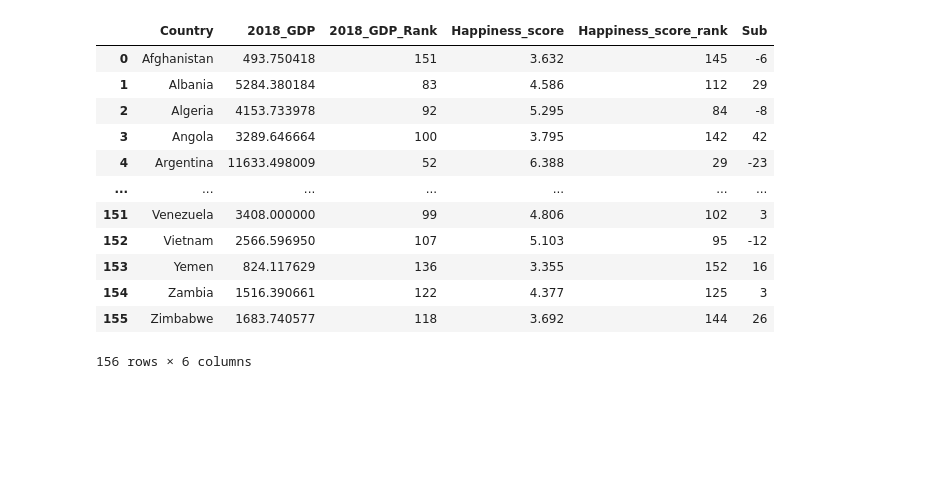
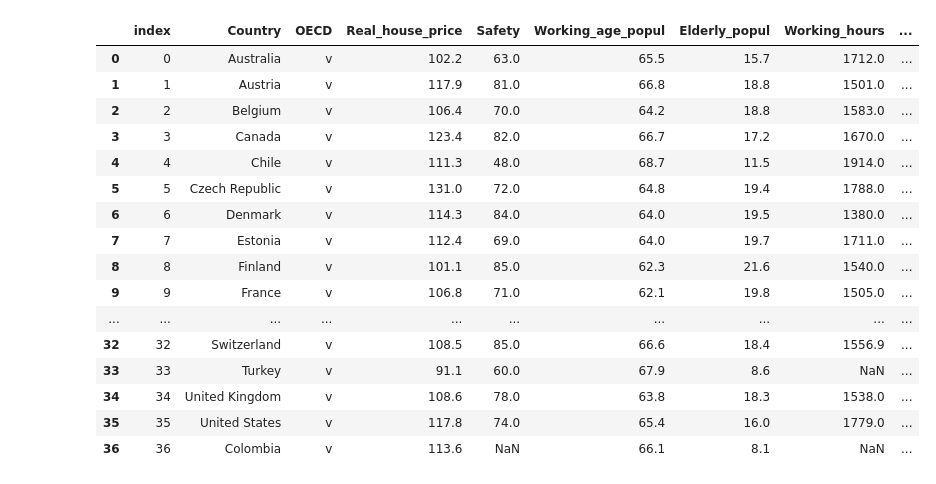
Before and after one commit to kjyju3955/BigdataProgramming, a Jupyter notebook: 프로젝트/Untitled.ipynb, the cells around one changed output. Cells and saved outputs as stored; diff of their text form; code cells hidden in the pictures; blank space fills up the shorter version.

```diff
--- a/프로젝트/Untitled.ipynb
+++ b/프로젝트/Untitled.ipynb
@@ -1,23 +1,33 @@
 # %%
 import pandas as pd
 import numpy as np
 import matplotlib.pyplot as plt
+import seaborn as sns
+import scipy.stats as stats
+from sklearn.metrics import mean_squared_error
+import math
 from sklearn.linear_model import LinearRegression
 
 data=pd.read_csv('/Users/juyoung/Desktop/빅데이터프로그래밍/프로젝트/data/bigpro_test.csv',encoding='utf-8')
+data=data[data['OECD']=='v']
+data=data.reset_index()
 data
 # %% [output]
-|  | Country | 2018_GDP | 2018_GDP_Rank | Happiness_score | Happiness_score_rank | Sub |
-| 0 | Afghanistan | 493.750418 | 151 | 3.632 | 145 | -6 |
-| 1 | Albania | 5284.380184 | 83 | 4.586 | 112 | 29 |
-| 2 | Algeria | 4153.733978 | 92 | 5.295 | 84 | -8 |
-| 3 | Angola | 3289.646664 | 100 | 3.795 | 142 | 42 |
-| 4 | Argentina | 11633.498009 | 52 | 6.388 | 29 | -23 |
-| ... | ... | ... | ... | ... | ... | ... |
-| 151 | Venezuela | 3408.000000 | 99 | 4.806 | 102 | 3 |
-| 152 | Vietnam | 2566.596950 | 107 | 5.103 | 95 | -12 |
-| 153 | Yemen | 824.117629 | 136 | 3.355 | 152 | 16 |
-| 154 | Zambia | 1516.390661 | 122 | 4.377 | 125 | 3 |
-| 155 | Zimbabwe | 1683.740577 | 118 | 3.692 | 144 | 26 |
+|  | index | Country | OECD | Real_house_price | Safety | Working_age_popul | Elderly_popul | Working_hours | ... |
+| 0 | 0 | Australia | v | 102.2 | 63.0 | 65.5 | 15.7 | 1712.0 | ... |
+| 1 | 1 | Austria | v | 117.9 | 81.0 | 66.8 | 18.8 | 1501.0 | ... |
+| 2 | 2 | Belgium | v | 106.4 | 70.0 | 64.2 | 18.8 | 1583.0 | ... |
+| 3 | 3 | Canada | v | 123.4 | 82.0 | 66.7 | 17.2 | 1670.0 | ... |
+| 4 | 4 | Chile | v | 111.3 | 48.0 | 68.7 | 11.5 | 1914.0 | ... |
+| 5 | 5 | Czech Republic | v | 131.0 | 72.0 | 64.8 | 19.4 | 1788.0 | ... |
+| 6 | 6 | Denmark | v | 114.3 | 84.0 | 64.0 | 19.5 | 1380.0 | ... |
+| 7 | 7 | Estonia | v | 112.4 | 69.0 | 64.0 | 19.7 | 1711.0 | ... |
+| 8 | 8 | Finland | v | 101.1 | 85.0 | 62.3 | 21.6 | 1540.0 | ... |
+| 9 | 9 | France | v | 106.8 | 71.0 | 62.1 | 19.8 | 1505.0 | ... |
+| ... | ... | ... | ... | ... | ... | ... | ... | ... | ... |
+| 32 | 32 | Switzerland | v | 108.5 | 85.0 | 66.6 | 18.4 | 1556.9 | ... |
+| 33 | 33 | Turkey | v | 91.1 | 60.0 | 67.9 | 8.6 | NaN | ... |
+| 34 | 34 | United Kingdom | v | 108.6 | 78.0 | 63.8 | 18.3 | 1538.0 | ... |
+| 35 | 35 | United States | v | 117.8 | 74.0 | 65.4 | 16.0 | 1779.0 | ... |
+| 36 | 36 | Colombia | v | 113.6 | NaN | 66.1 | 8.1 | NaN | ... |
-156 rows × 6 columns
 # %%
```
Also changed, not shown: parts of 9 cells of this notebook, 2 other files.
